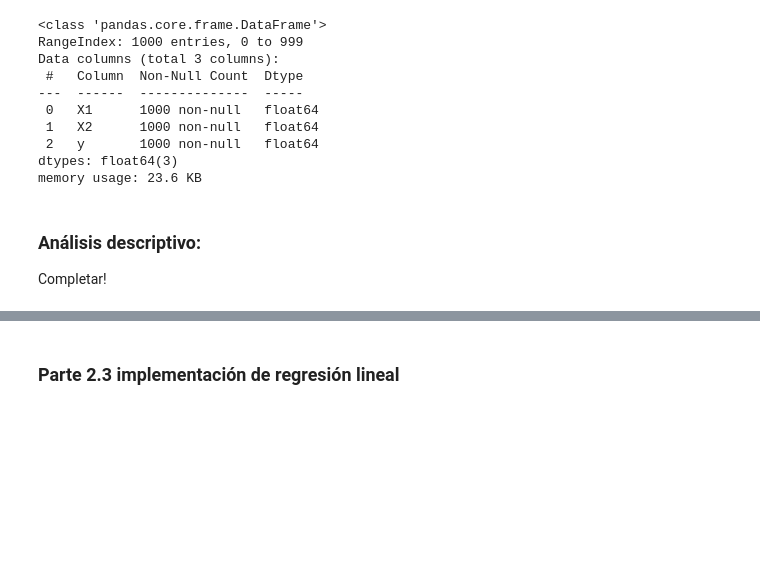
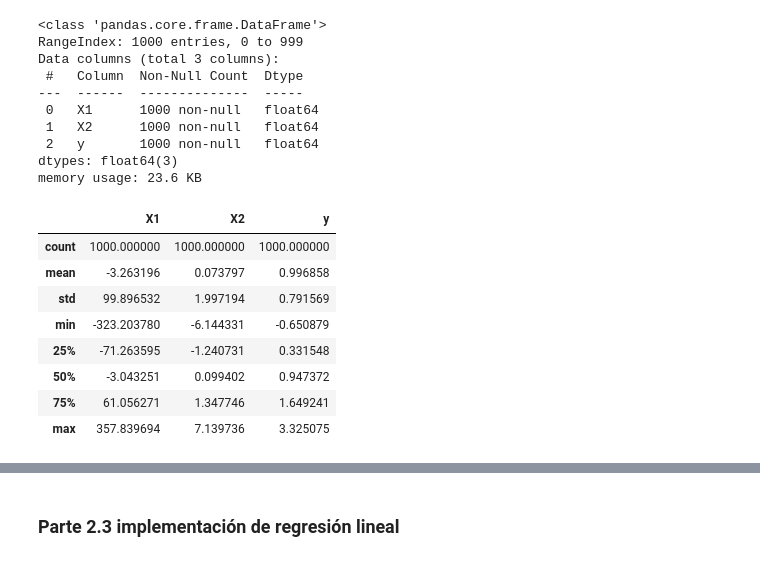
Before and after one commit to jclavijomartinez/IA2430, a Jupyter notebook: Proyecto1/JUAN-CLAVIJO-Proyecto1.ipynb, the cells around one changed output, grey strips where cells are left out. Drawn from its saved outputs; the diff is of its cells as text; code cells hidden in the pictures; blank space fills up the shorter version.

```diff
--- a/Proyecto1/JUAN-CLAVIJO-Proyecto1.ipynb
+++ b/Proyecto1/JUAN-CLAVIJO-Proyecto1.ipynb
@@ -368,7 +373,15 @@ Data columns (total 3 columns):
  2   y       1000 non-null   float64
 dtypes: float64(3)
 memory usage: 23.6 KB
-# %% [markdown]
-### Análisis descriptivo:
-
-Completar!
+# %%
+df_artif.describe()
+# %% [output]
+|  | X1 | X2 | y |
+| count | 1000.000000 | 1000.000000 | 1000.000000 |
+| mean | -3.263196 | 0.073797 | 0.996858 |
+| std | 99.896532 | 1.997194 | 0.791569 |
+| min | -323.203780 | -6.144331 | -0.650879 |
+| 25% | -71.263595 | -1.240731 | 0.331548 |
+| 50% | -3.043251 | 0.099402 | 0.947372 |
+| 75% | 61.056271 | 1.347746 | 1.649241 |
+| max | 357.839694 | 7.139736 | 3.325075 |
```
Also changed, not shown: parts of 7 cells of this notebook.
